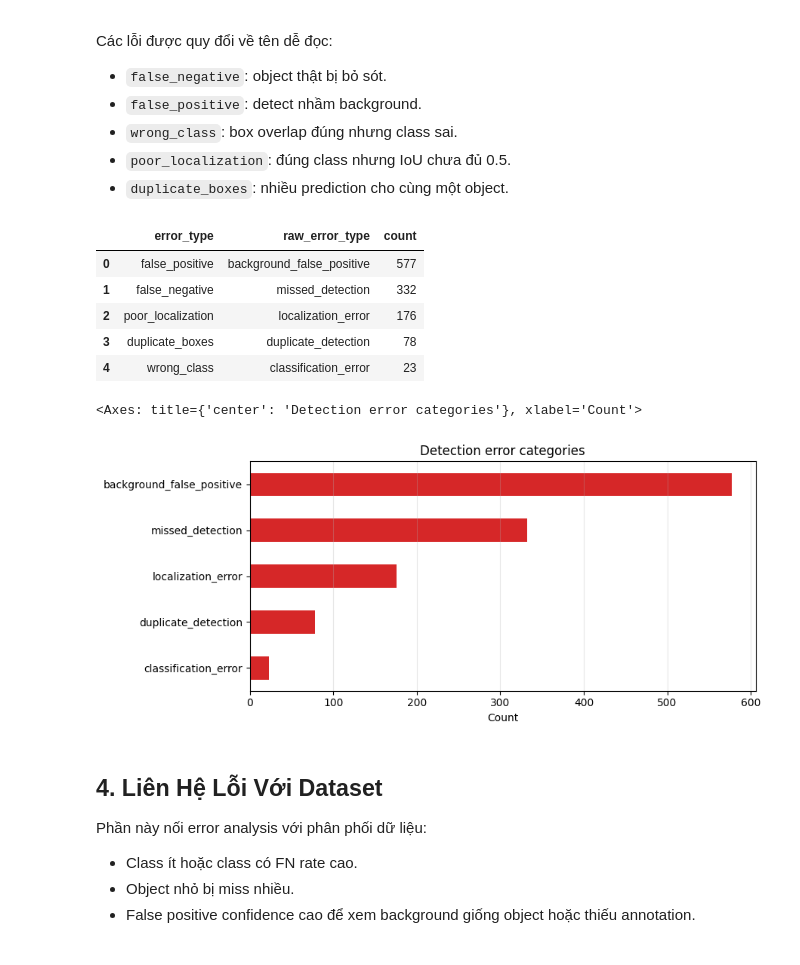
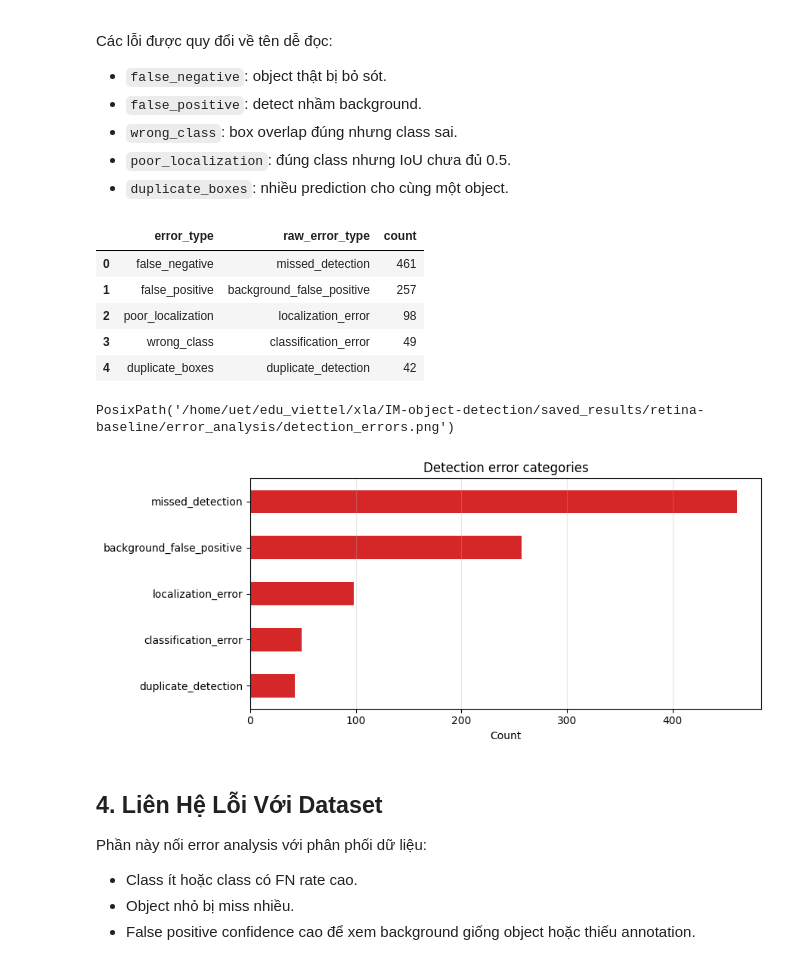
Before and after one commit to ngocbao220/IM-object-detection, a Jupyter notebook: notebooks/error_analysis.ipynb, the cells around one changed output. Cells and saved outputs as stored; diff of their text form; code cells hidden in the pictures.

Commit message:
error analysis

```diff
--- a/notebooks/error_analysis.ipynb
+++ b/notebooks/error_analysis.ipynb
@@ -31,12 +31,27 @@ from notebooks.notebook_helpers import (
     show_prediction_analysis_slider,
     show_predictions_slider,
     tune_prediction_thresholds,
-)
+    )
 
-RUN_NAME = "baseline"
+RUN_NAME = "retina-baseline"
 RUN_RESULTS = PROJECT_ROOT / "saved_results" / RUN_NAME
+ANALYSIS_DIR = RUN_RESULTS / "error_analysis"
+ANALYSIS_DIR.mkdir(parents=True, exist_ok=True)
 PREDICTIONS = RUN_RESULTS / "predictions.json"
 RAW_PREDICTIONS = RUN_RESULTS / "predictions_raw.json"
 GROUND_TRUTH = PROJECT_ROOT / "public/annotations/val.json"
 VAL_IMAGES = PROJECT_ROOT / "public/val/images"
 CLASSES = PROJECT_ROOT / "public/classes.json"
+
+def save_dataframe(frame, filename):
+    path = ANALYSIS_DIR / filename
+    path.parent.mkdir(parents=True, exist_ok=True)
+    frame.to_csv(path, index=False)
+    return path
+
+def save_plot(artist, filename):
+    path = ANALYSIS_DIR / filename
+    path.parent.mkdir(parents=True, exist_ok=True)
+    figure = getattr(artist, "figure", artist)
+    figure.savefig(path, dpi=150, bbox_inches="tight")
+    return path
@@ -87,16 +131,17 @@ Các lỗi được quy đổi về tên dễ đọc:
 # %%
 error_counts = detection_error_table_readable(analysis)
 display(error_counts)
-plot_detection_errors(analysis)
+save_dataframe(error_counts, "error_counts.csv")
+save_plot(plot_detection_errors(analysis), "detection_errors.png")
 # %% [output]
 |  | error_type | raw_error_type | count |
-| 0 | false_positive | background_false_positive | 577 |
-| 1 | false_negative | missed_detection | 332 |
-| 2 | poor_localization | localization_error | 176 |
-| 3 | duplicate_boxes | duplicate_detection | 78 |
-| 4 | wrong_class | classification_error | 23 |
+| 0 | false_negative | missed_detection | 461 |
+| 1 | false_positive | background_false_positive | 257 |
+| 2 | poor_localization | localization_error | 98 |
+| 3 | wrong_class | classification_error | 49 |
+| 4 | duplicate_boxes | duplicate_detection | 42 |
-<Axes: title={'center': 'Detection error categories'}, xlabel='Count'>
+PosixPath('/home/uet/edu_viettel/xla/IM-object-detection/saved_results/retina-baseline/error_analysis/detection_errors.png')
-[figure, old version]
+[figure, new version]
 # %% [markdown]
 ## 4. Liên Hệ Lỗi Với Dataset
 
```
Also changed, not shown: parts of 7 cells of this notebook, 55 other files.
